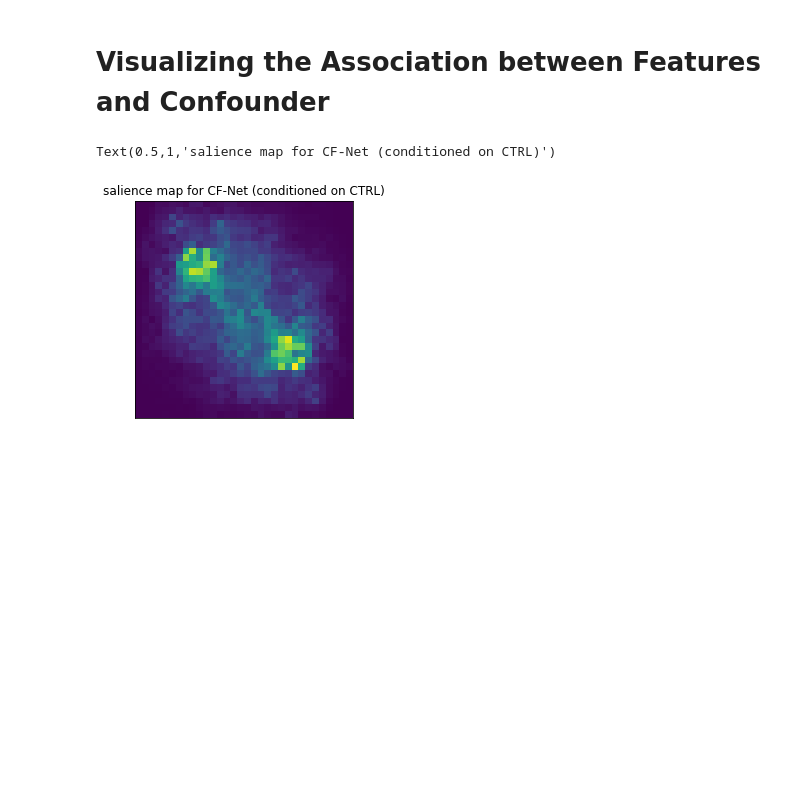
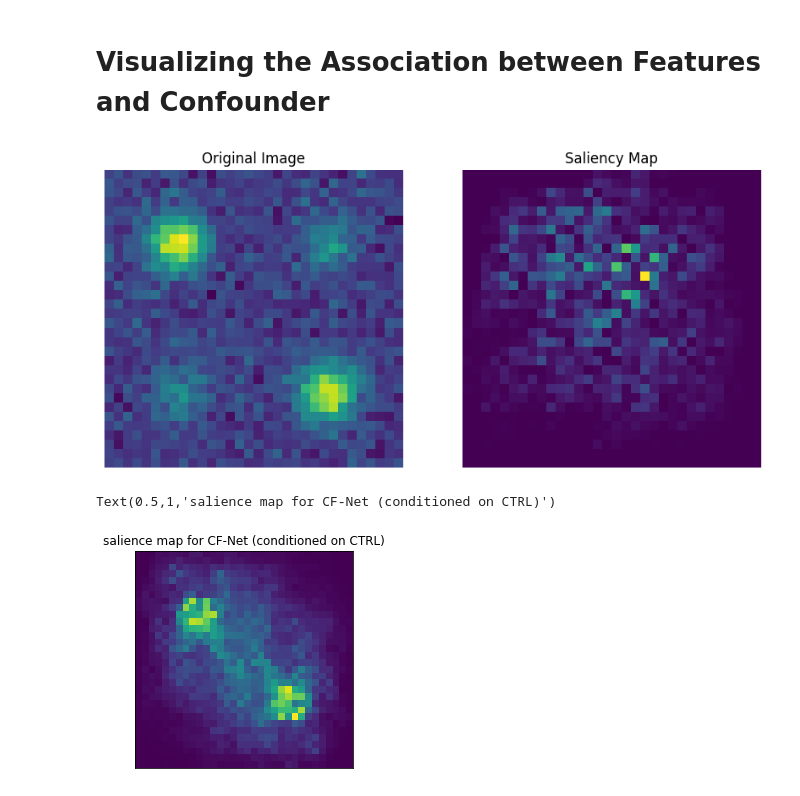
Before and after one commit to george-hutchings/BR-Net-nature-paper, a Jupyter notebook: BR_net_CF_net_toy_example.ipynb, the cells around one changed output. Saved outputs shown, nothing was run; the diff lists cells and outputs as text; code cells hidden in the pictures; blank space fills up the shorter version.

```diff
--- a/BR_net_CF_net_toy_example.ipynb
+++ b/BR_net_CF_net_toy_example.ipynb
@@ -261,39 +271,54 @@ KeyboardInterrupt:
 #np.save('plot_data/feature_corr_1.npy',feature_cf_1)
 #np.save('plot_data/acc_cf_0.npy',acc_cf)
 # %%
-import numpy as np
 import matplotlib.pyplot as plt
-from tensorflow.keras.preprocessing import image
-import tensorflow as tf
 
 # Load your trained model
 model = gan_cf.workflow
 
 # Load and preprocess your input image
-img = x[1,:,:,0]
+
+i = np.random.randint(0, x.shape[0]-10)
+img = x[i,:,:,0]
+
+
 img_array = image.img_to_array(img)
-img_array = np.expand_dims(img_array, axis=0)
-img_array = tf.keras.applications.mobilenet.preprocess_input
+img_array =  tf.convert_to_tensor(np.expand_dims(img_array, axis=0) )
 
 # Compute gradients
 with tf.GradientTape() as tape:
     tape.watch(img_array)
     predictions = model(img_array)
     top_prediction = tf.argmax(predictions[0])
     top_class_channel = predictions[:, top_prediction]
 
 # Get the gradient with respect to the input image
 gradients = tape.gradient(top_class_channel, img_array)[0]
 
-# Normalize gradients
-normalized_gradients = gradients / (tf.sqrt(tf.reduce_mean(tf.square(gradients))) + 1e-5)
+gradients = np.abs(gradients)
+
+
 
 # Plot saliency map
-saliency_map = np.maximum(normalized_gradients, 0)
-saliency_map /= np.max(saliency_map)
+saliency_map = gradients
 
+# Normalize the saliency map
+saliency_map /= saliency_map.max()
+
+# Plot the original image and the saliency map
+plt.figure(figsize=(10, 5))
+plt.subplot(1, 2, 1)
+plt.imshow(img)
+plt.title('Original Image')
+plt.axis('off')
+
+plt.subplot(1, 2, 2)
 plt.imshow(saliency_map)
+plt.title('Saliency Map')
+plt.axis('off')
 plt.show()
+# %% [output]
+[figure, added]
 # %%
 # visualize saliency
 from vis.visualization import visualize_saliency, visualize_activation
```
Also changed, not shown: parts of 5 cells of this notebook.
